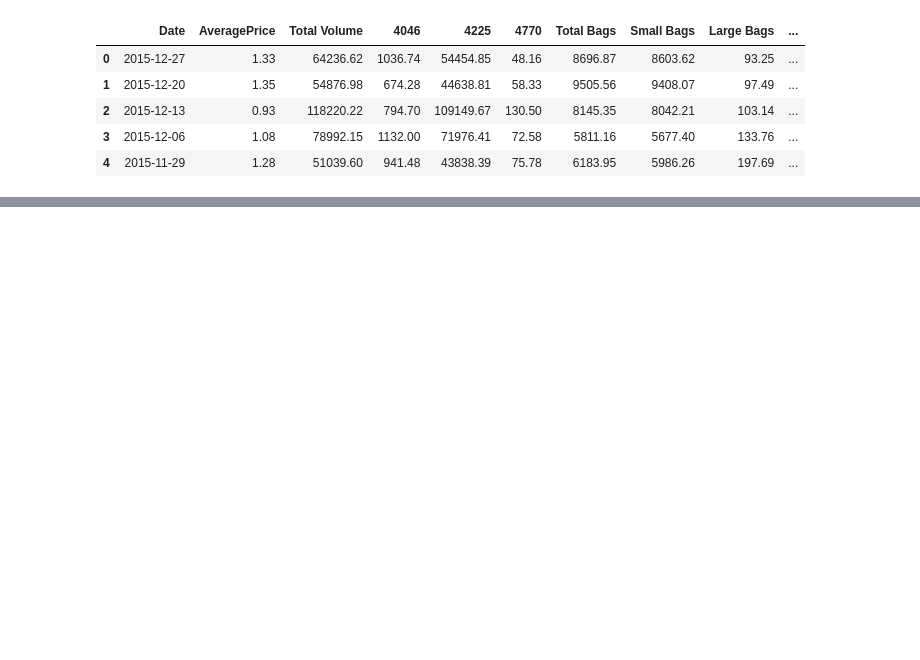
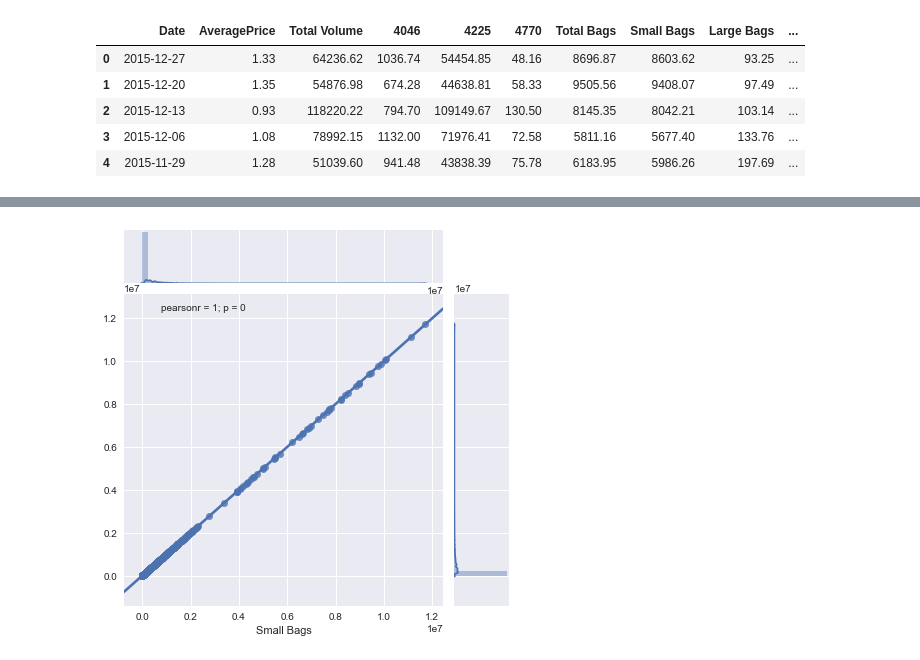
Before and after one commit to kevkevs/MOSTEC-Machine-Learning, a Jupyter notebook: Avocado Project.ipynb, the cells around one changed output, grey strips where cells are left out. Cells and saved outputs as stored; diff of their text form; code cells hidden in the pictures; blank space fills up the shorter version.

```diff
--- a/Avocado Project.ipynb
+++ b/Avocado Project.ipynb
@@ -17,0 +71,7 @@ df.head()
+# %%
+sns.set(style="darkgrid")
+
+tips = sns.load_dataset("tips")
+g = sns.jointplot(y_test, prediction, data=df, kind="reg")
+# %% [output]
+[figure, added]
```
Also changed, not shown: parts of 14 cells of this notebook.
